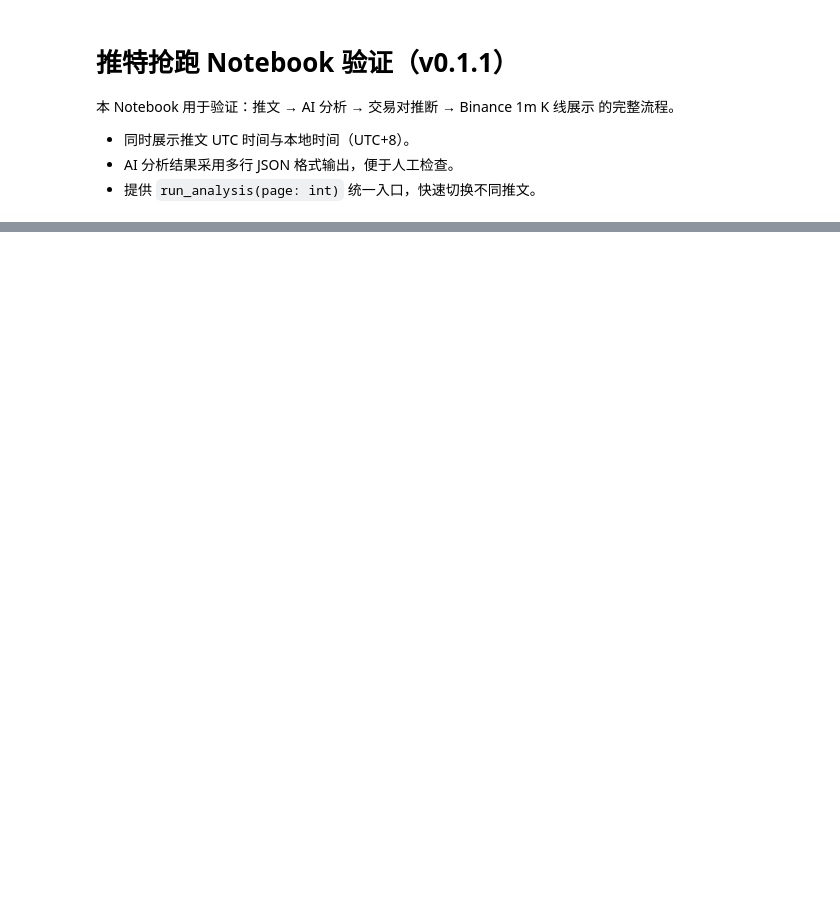
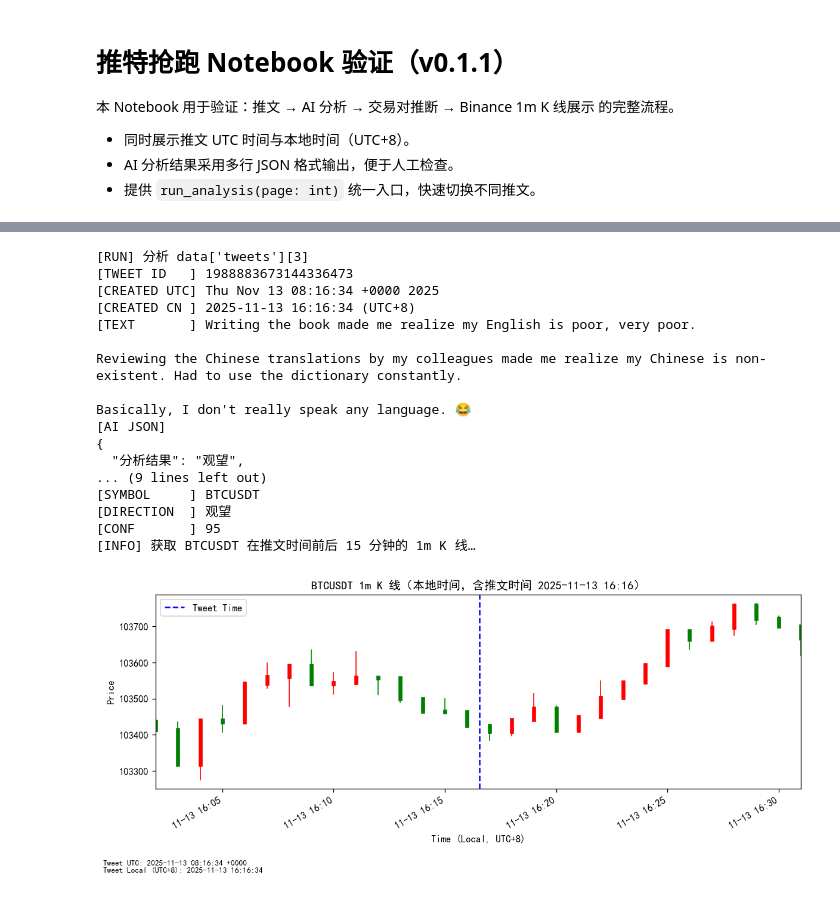
Before and after one commit to XX-Trader/News-Driven-Trading, a Jupyter notebook: 推特抢跑/twitter_analysis.ipynb, the cells around one changed output, grey strips where cells are left out. Saved outputs shown, nothing was run; the diff lists cells and outputs as text; code cells hidden in the pictures; blank space fills up the shorter version.

```diff
--- a/推特抢跑/twitter_analysis.ipynb
+++ b/推特抢跑/twitter_analysis.ipynb
@@ -261,0 +328,23 @@ run_analysis(0)
+# %%
+# 示例：运行第 0 条推文
+# 后续你可以改成 run_analysis(1)、run_analysis(2) 等等
+run_analysis(3)
+# %% [output]
+[RUN] 分析 data['tweets'][3]
+[TWEET ID   ] 1988883673144336473
+[CREATED UTC] Thu Nov 13 08:16:34 +0000 2025
+[CREATED CN ] 2025-11-13 16:16:34 (UTC+8)
+[TEXT       ] Writing the book made me realize my English is poor, very poor.
+
+Reviewing the Chinese translations by my colleagues made me realize my Chinese is non-existent. Had to use the dictionary constantly.
+
+Basically, I don't really speak any language. 😂
+[AI JSON]
+{
+  "分析结果": "观望",
+... (9 lines left out)
+[SYMBOL     ] BTCUSDT
+[DIRECTION  ] 观望
+[CONF       ] 95
+[INFO] 获取 BTCUSDT 在推文时间前后 15 分钟的 1m K 线…
+[figure, added]
```
Also changed, not shown: parts of 20 cells of this notebook, 2 other files.
